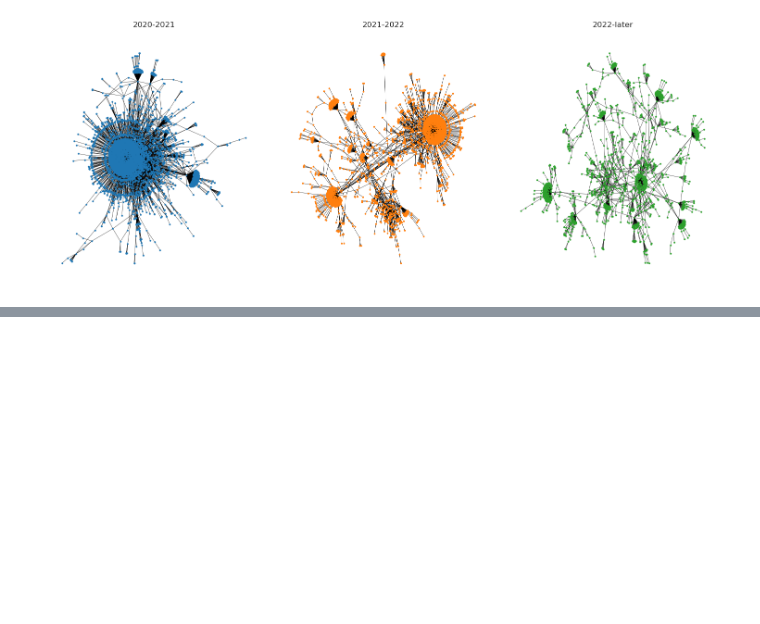
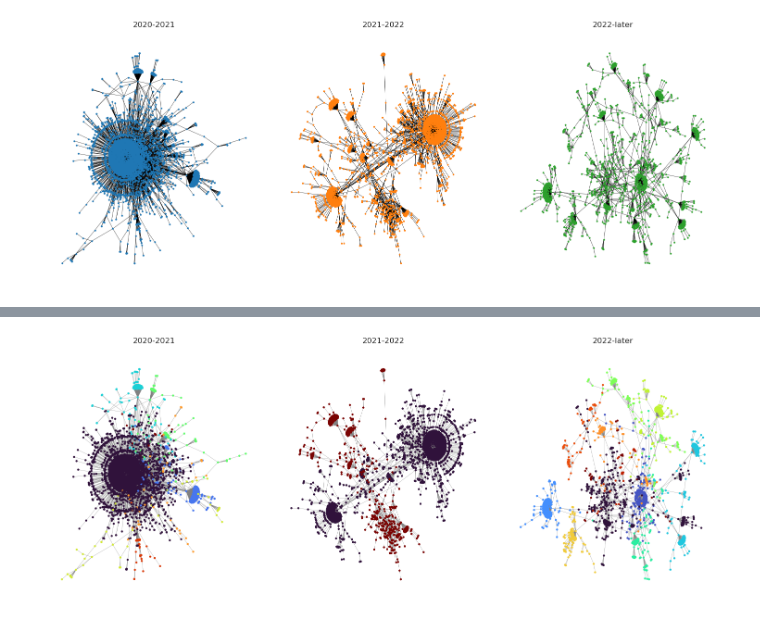
Before and after one commit to AlessandroGhiotto/WSA-AoT, a Jupyter notebook: notebooks/3_community_detection.ipynb, the cells around one changed output, grey strips where cells are left out. Drawn from its saved outputs; the diff is of its cells as text; code cells hidden in the pictures; blank space fills up the shorter version.

```diff
--- a/notebooks/3_community_detection.ipynb
+++ b/notebooks/3_community_detection.ipynb
@@ -273,0 +306,10 @@ nx.draw_networkx(G, pos=pos, ax=ax, node_color=node_color, cmap=plt.cm.turbo, ed
+# %%
+df_fluidc.rename(columns={'community': 'fluidc_community'}, inplace=True)
+df_louvain.rename(columns={'community': 'louvain_community'}, inplace=True)
+df_greedy.rename(columns={'community': 'greedy_community'}, inplace=True)
+df_infomap.rename(columns={'community': 'infomap_community'}, inplace=True)
+# merge the DataFrames
+df_communities = df_fluidc.merge(df_louvain, on='node').merge(df_greedy, on='node').merge(df_infomap, on='node')
+# save the DataFrame
+df_communities.to_csv('../data/communities.csv', index=False)
+df_communities.head()
@@ -354,0 +469,19 @@ plt.show()
+# %%
+fig, axes = plt.subplots(1, 3, figsize=(15, 6))
+for i in range(3):
+    ax = axes[i]
+    ax.axis("off")
+    nx.draw_networkx(
+        Gs[i], pos=poss[i], ax=ax,
+        node_color=communities[i]['community'],
+        cmap=plt.cm.turbo,
+        edge_color='gray',
+        node_size=5,
+        with_labels=False,
+        width=0.3,
+    )
+    ax.set_title(titles[i])
+plt.tight_layout()
+plt.show()
+# %% [output]
+[figure, added]
```
Also changed, not shown: parts of 26 cells of this notebook, 2 other files.
